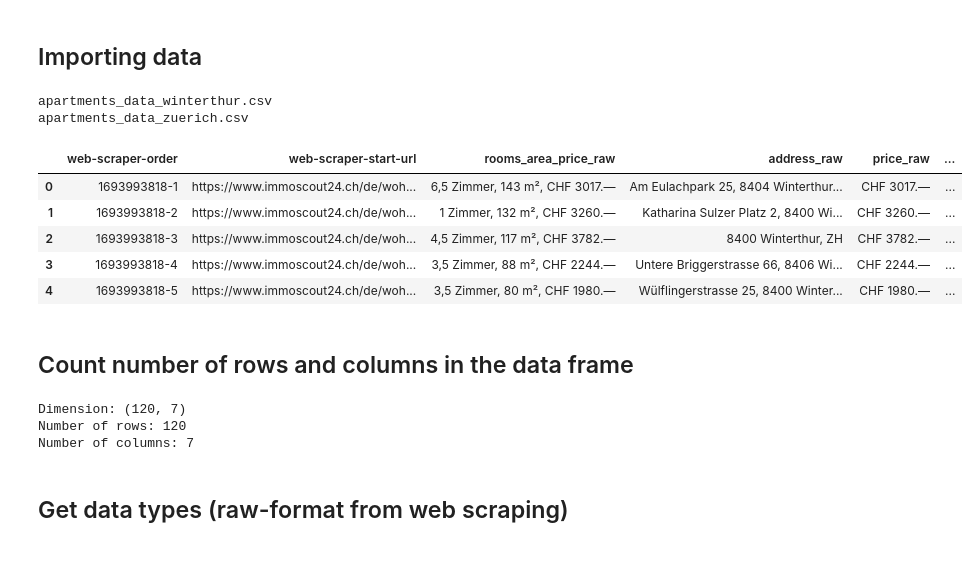
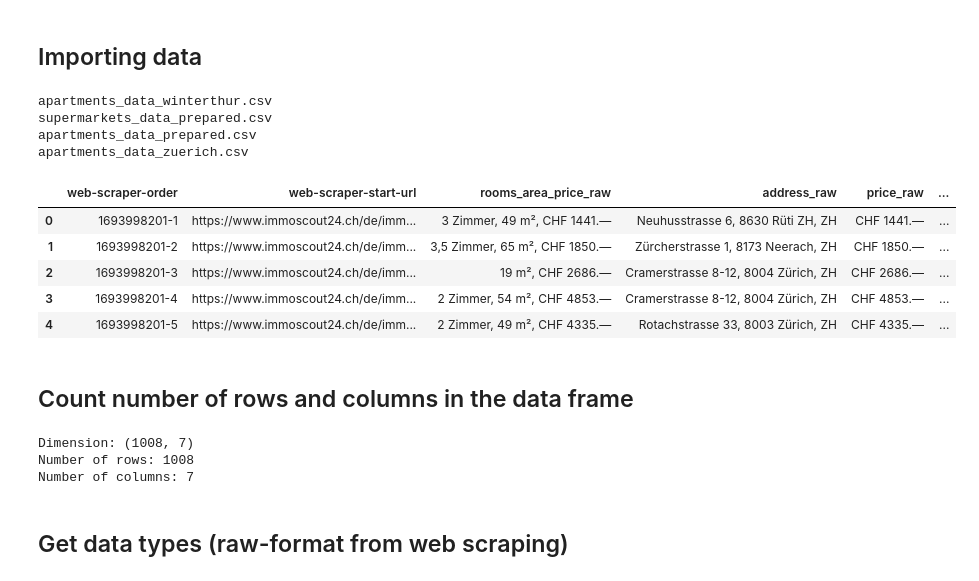
Before and after one commit to lo-zi/data_analytics, a Jupyter notebook: Week_02/apartments_data_preparation_zurich.ipynb, the cells around one changed output. Drawn from its saved outputs; the diff is of its cells as text; code cells hidden in the pictures.

```diff
--- a/Week_02/apartments_data_preparation_zurich.ipynb
+++ b/Week_02/apartments_data_preparation_zurich.ipynb
@@ -24,23 +24,25 @@ print(os.getcwd())
 # %%
 # Show .csv - files in the directory
 flist = fnmatch.filter(os.listdir('.'), '*.csv')
 for i in flist:
     print(i)
 
 # Read the data to a pandas data frame
-df = pd.read_csv('apartments_data_winterthur.csv', sep=',', encoding='utf-8')
+df = pd.read_csv('apartments_data_zuerich.csv', sep=',', encoding='utf-8')
 
 # Show first records of data frame
 df.head()
 # %% [output]
 apartments_data_winterthur.csv
+supermarkets_data_prepared.csv
+apartments_data_prepared.csv
 apartments_data_zuerich.csv
 |  | web-scraper-order | web-scraper-start-url | rooms_area_price_raw | address_raw | price_raw | ... |
-| 0 | 1693993818-1 | https://www.immoscout24.ch/de/woh... | 6,5 Zimmer, 143 m², CHF 3017.— | Am Eulachpark 25, 8404 Winterthur... | CHF 3017.— | ... |
-| 1 | 1693993818-2 | https://www.immoscout24.ch/de/woh... | 1 Zimmer, 132 m², CHF 3260.— | Katharina Sulzer Platz 2, 8400 Wi... | CHF 3260.— | ... |
-| 2 | 1693993818-3 | https://www.immoscout24.ch/de/woh... | 4,5 Zimmer, 117 m², CHF 3782.— | 8400 Winterthur, ZH | CHF 3782.— | ... |
-| 3 | 1693993818-4 | https://www.immoscout24.ch/de/woh... | 3,5 Zimmer, 88 m², CHF 2244.— | Untere Briggerstrasse 66, 8406 Wi... | CHF 2244.— | ... |
-| 4 | 1693993818-5 | https://www.immoscout24.ch/de/woh... | 3,5 Zimmer, 80 m², CHF 1980.— | Wülflingerstrasse 25, 8400 Winter... | CHF 1980.— | ... |
+| 0 | 1693998201-1 | https://www.immoscout24.ch/de/imm... | 3 Zimmer, 49 m², CHF 1441.— | Neuhusstrasse 6, 8630 Rüti ZH, ZH | CHF 1441.— | ... |
+| 1 | 1693998201-2 | https://www.immoscout24.ch/de/imm... | 3,5 Zimmer, 65 m², CHF 1850.— | Zürcherstrasse 1, 8173 Neerach, ZH | CHF 1850.— | ... |
+| 2 | 1693998201-3 | https://www.immoscout24.ch/de/imm... | 19 m², CHF 2686.— | Cramerstrasse 8-12, 8004 Zürich, ZH | CHF 2686.— | ... |
+| 3 | 1693998201-4 | https://www.immoscout24.ch/de/imm... | 2 Zimmer, 54 m², CHF 4853.— | Cramerstrasse 8-12, 8004 Zürich, ZH | CHF 4853.— | ... |
+| 4 | 1693998201-5 | https://www.immoscout24.ch/de/imm... | 2 Zimmer, 49 m², CHF 4335.— | Rotachstrasse 33, 8003 Zürich, ZH | CHF 4335.— | ... |
 # %% [markdown]
 ## Count number of rows and columns in the data frame
 # %%
@@ -53,8 +55,8 @@ print('Number of rows:', df.shape[0])
 # Number of columns
 print('Number of columns:', df.shape[1])
 # %% [output]
-Dimension: (120, 7)
-Number of rows: 120
+Dimension: (1008, 7)
+Number of rows: 1008
 Number of columns: 7
 # %% [markdown]
 ## Get data types (raw-format from web scraping)
```
Also changed, not shown: parts of 5 cells of this notebook, 3 other files.
